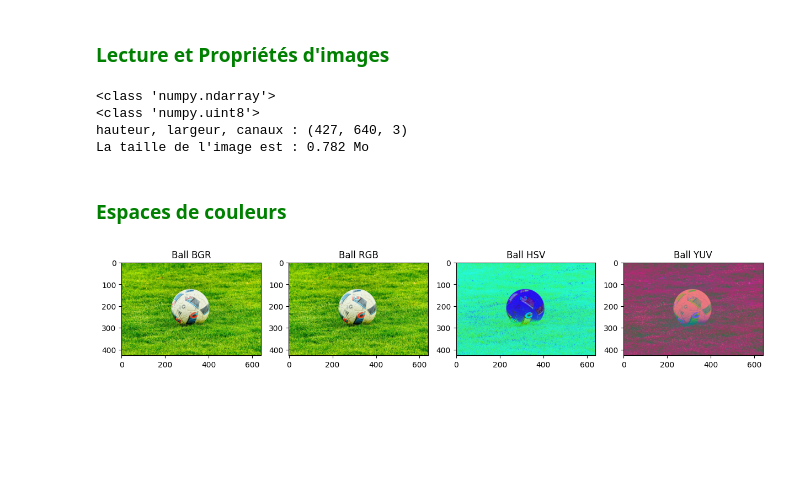
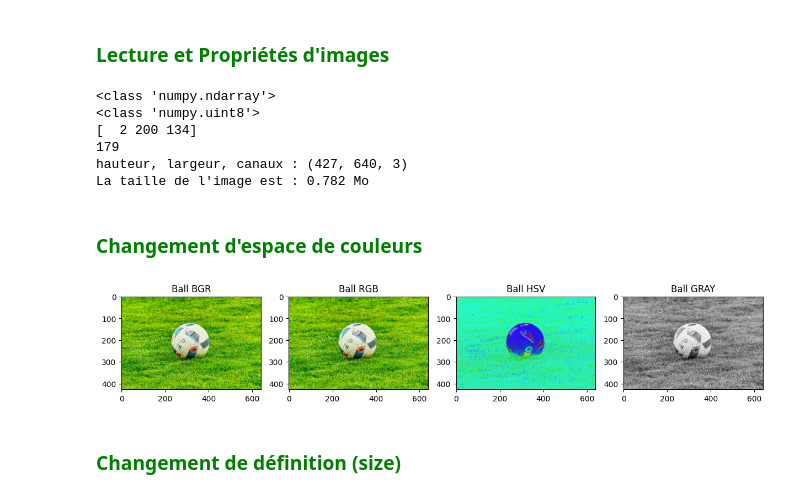
Before and after one commit to kkariste/Image-Enhancement, a Jupyter notebook: manipulation_basique.ipynb, the cells around one changed output. Drawn from its saved outputs; the diff is of its cells as text; code cells hidden in the pictures; blank space fills up the shorter version.

```diff
--- a/manipulation_basique.ipynb
+++ b/manipulation_basique.ipynb
@@ -7,14 +8,20 @@ import matplotlib.pyplot as plt
 # %% [markdown]
 ### <span style=color:green> Lecture et Propriétés d'images</span>
 # %%
-# Lire l'image ball
-ball_bgr = cv2.imread("Images/ball.jpg", cv2.IMREAD_COLOR) # image de forme BGR
+# Lire l'image couleur ball
+ball_bgr = cv2.imread("Images/ball.jpg", cv2.IMREAD_COLOR) # image en espace de couleur BGR
 
 # Afficher le type de l'image ball
 print(type(ball_bgr))
 
 # Afficher le type de valeur des pixels
 print(type(ball_bgr[0,0,1]))
+
+# Afficher les valeurs BGR du pixel (50,60)
+print(ball_bgr[50,60])
+
+# Afficher uniquement la valeur du vert
+print(ball_bgr[50,50,2])
 
 # Afficher sa Définition et le nombre de canaux (3 ici pour RGB)
 print(f"hauteur, largeur, canaux : {ball_bgr.shape}")
@@ -28,21 +35,26 @@ print(f"La taille de l'image est : {taille_mo:.3f} Mo")
 # %% [output]
 <class 'numpy.ndarray'>
 <class 'numpy.uint8'>
+[  2 200 134]
+179
 hauteur, largeur, canaux : (427, 640, 3)
 La taille de l'image est : 0.782 Mo
 # %% [markdown]
-### <span style=color:green> Espaces de couleurs <span>
+### <span style=color:green> Changement d'espace de couleurs <span>
 # %%
+# Il existe une varité de façons proposées par OpenCV
 ball_rgb = cv2.cvtColor(ball_bgr, cv2.COLOR_BGR2RGB) # Espace RGB initial
 ball_hsv = cv2.cvtColor(ball_bgr, cv2.COLOR_BGR2HSV) # Espace HSV
-ball_yuv = cv2.cvtColor(ball_bgr, cv2.COLOR_BGR2YUV) # Espace YUV
+ball_gray = cv2.cvtColor(ball_bgr, cv2.COLOR_BGR2GRAY) # Espace YUV
 
 # Afficher les différents espaces
-plt.figure(figsize=[15,15])
-plt.subplot(141); plt.imshow(ball_bgr[:,:,::-1], cmap='gray'); plt.title("Ball BGR")
-plt.subplot(142); plt.imshow(ball_rgb, cmap='gray'); plt.title("Ball RGB")
-plt.subplot(143); plt.imshow(ball_hsv, cmap='gray'); plt.title("Ball HSV")
-plt.subplot(144); plt.imshow(ball_yuv, cmap='gray'); plt.title("Ball YUV")
+plt.figure(figsize=[15,15]) # fenêtre d'affichage de hauteur et largeur = 15 pouces
+plt.subplot(141); plt.imshow(ball_bgr[:,:,::-1]); plt.title("Ball BGR")
+plt.subplot(142); plt.imshow(ball_rgb); plt.title("Ball RGB")
+plt.subplot(143); plt.imshow(ball_hsv); plt.title("Ball HSV")
+plt.subplot(144); plt.imshow(ball_gray, cmap='gray'); plt.title("Ball GRAY")
 plt.show()
 # %% [output]
-[figure, old version]
+[figure, new version]
+# %% [markdown]
+### <span style=color:green> Changement de définition (size) </span>
```
Also changed, not shown: parts of 4 cells of this notebook.
